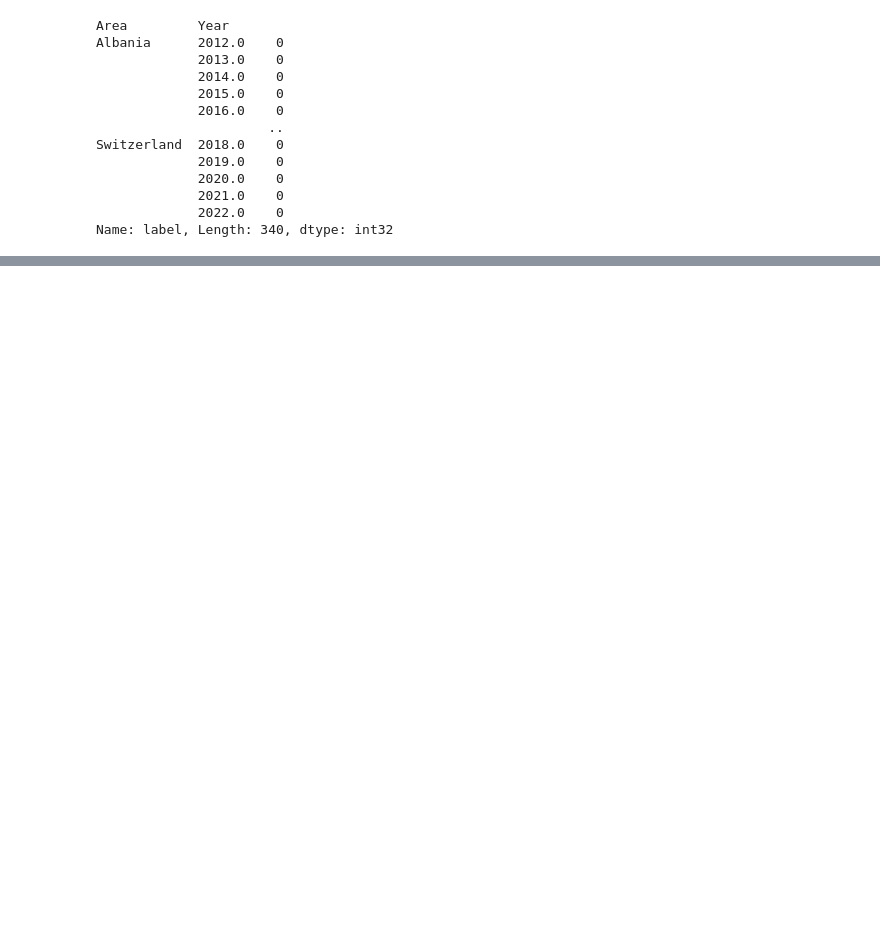
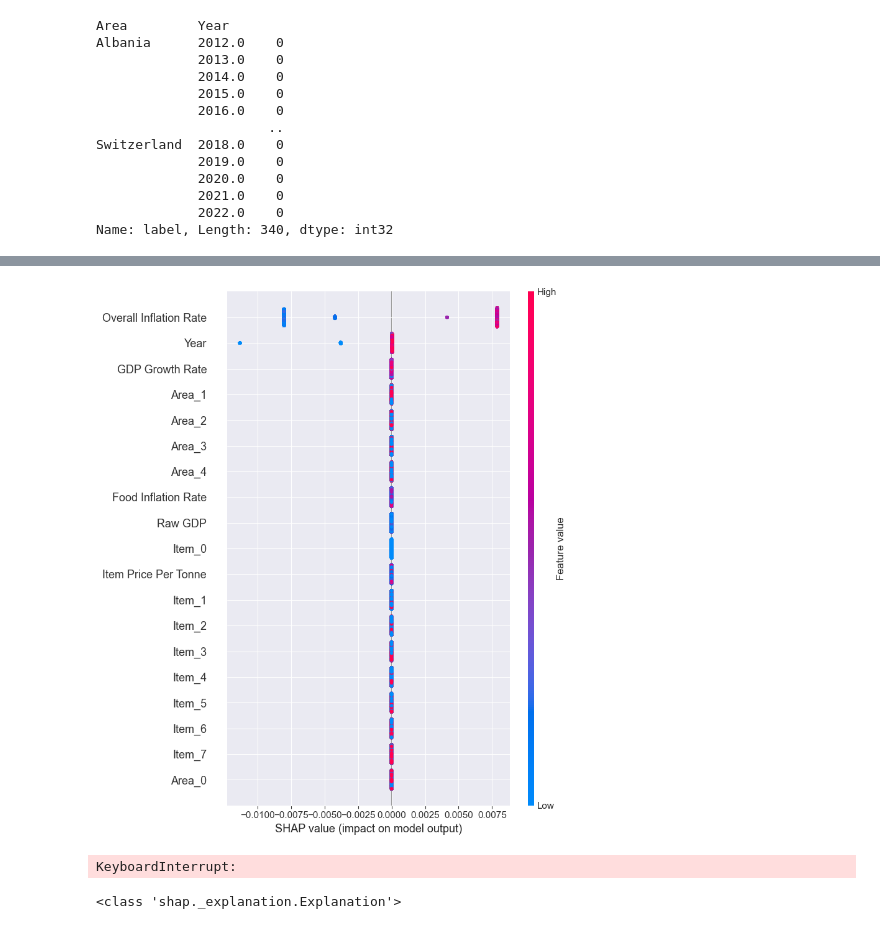
Before and after one commit to filipsam789/food-explainable-ai, a Jupyter notebook: project.ipynb, the cells around one changed output, grey strips where cells are left out. Cells and saved outputs as stored; diff of their text form; code cells hidden in the pictures; blank space fills up the shorter version.

Commit message:
Add initial classifier and shap

```diff
--- a/project.ipynb
+++ b/project.ipynb
@@ -552,7 +558,7 @@ plt.legend()
 # %%
 df_new = data.copy()
-df_new=binary_encoder.inverse_transform(df_new)
-df_new[numerical_columns] = scaler.inverse_transform(data[numerical_columns])
+# df_new=binary_encoder.inverse_transform(df_new)
+# df_new[numerical_columns] = scaler.inverse_transform(data[numerical_columns])
 df_new['label']=labels
 # %%
 df_new.groupby(['Area','Year'])['label'].sum()
@@ -572,0 +602,7 @@ Name: label, Length: 340, dtype: int32
+# %%
+X,Y=df_new.drop(columns=['label']),df_new['label']
+
+ros = RandomOverSampler(random_state=42)
+X_resampled, Y_resampled = ros.fit_resample(X, Y)
+
+x_train,x_test,y_train,y_test = train_test_split(X_resampled,Y_resampled,test_size=0.2,random_state=42)
@@ -572,0 +614,3 @@ Name: label, Length: 340, dtype: int32
+# %%
+classifier = XGBClassifier(n_estimators=40, max_depth=2, learning_rate = 0.0001, objective="binary:logistic")
+classifier.fit(x_train,y_train)
@@ -572,0 +642,17 @@ Name: label, Length: 340, dtype: int32
+# %%
+explainer = shap.Explainer(classifier)
+
+# Compute SHAP values for the training set
+shap_values = explainer(x_train)
+# %%
+shap.summary_plot(shap_values, x_train)
+# %% [output]
+[figure, added]
+# %%
+shap.bar_plot(shap_values)
+# %% [output]
+KeyboardInterrupt:
+# %%
+print(type(shap_values))
+# %% [output]
+<class 'shap._explanation.Explanation'>
```
Also changed, not shown: parts of 10 cells of this notebook.
